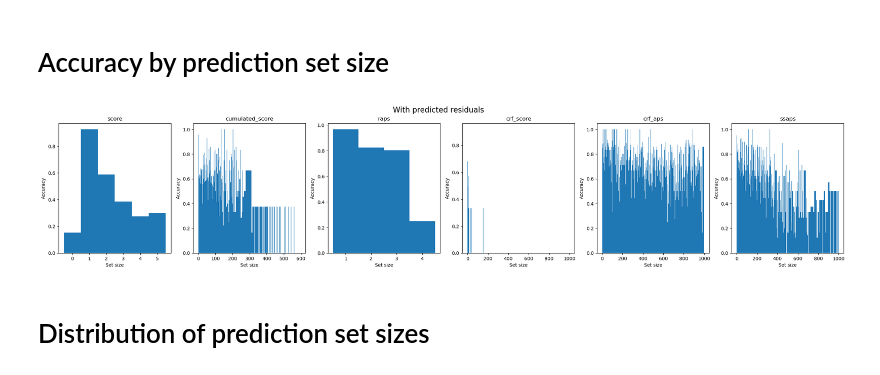
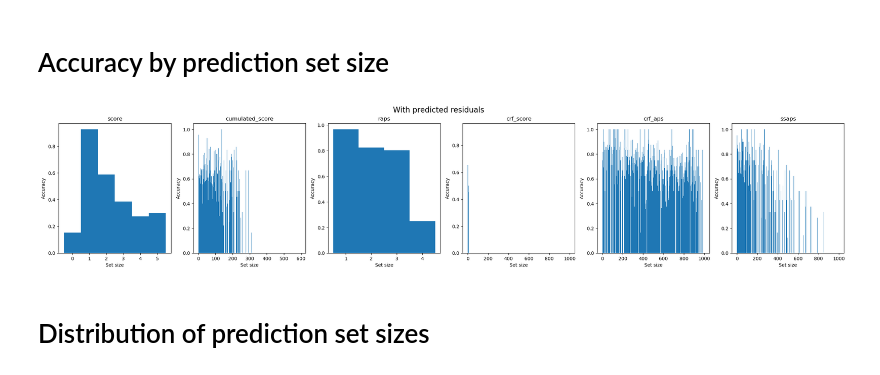
Before and after one commit to simai-ml/MAPIE, a Jupyter notebook: notebooks/ImageNet-crf.ipynb, the cells around one changed output. Drawn from its saved outputs; the diff is of its cells as text; code cells hidden in the pictures.

Commit message:
UPD: Accuracy vs set-size

```diff
--- a/notebooks/ImageNet-crf.ipynb
+++ b/notebooks/ImageNet-crf.ipynb
@@ -651,28 +659,25 @@ Quantile value is : 0.722
 # Accuracy by prediction set size
 # %%
 fig, axs = plt.subplots(1, len(method_params), figsize=(5*len(method_params), 5))
+fig.suptitle('With predicted residuals', fontsize=16)
 size_stratified_accuracy = {}
-fig.suptitle('With predicted residuals', fontsize=16)
 
-for i, (method, predictions) in enumerate(y_pss.items()):
+for i, (method, _) in enumerate(y_pss.items()):
     sizes = y_pss[method][:, :, 0].sum(axis=1)
     unique_sizes = np.unique(sizes)
     size_stratified_accuracy[method] = np.zeros(len(unique_sizes))
     for j, size in enumerate(unique_sizes):
-        size_index = list(np.where(sizes == size)[0])
+        size_accuracy = []
+        size_index = np.where(sizes == size)[0]
         if len(size_index) > 5:
-            size_accuracy, size_y_true, size_y_pred = [], [], []
-            for index in size_index:
-                size_y_true.append(y_test[index])
-                size_y_pred.append(y_preds[method][index])
-                size_accuracy = accuracy_score(size_y_pred, size_y_true)
-        size_stratified_accuracy[method][j] = size_accuracy
+            size_accuracy = accuracy_score(y_preds[method][size_index], np.array(y_test)[size_index])
+            size_stratified_accuracy[method][j] = size_accuracy
     axs[i].bar(unique_sizes, size_stratified_accuracy[method], width=1)
     axs[i].set_xlabel("Set size")
     axs[i].set_ylabel("Accuracy")
     axs[i].set_title(method)
 # %% [output]
-[figure, old version]
+[figure, new version]
 # %% [markdown]
 # Distribution of prediction set sizes
 # %%
```
Also changed, not shown: parts of 11 cells of this notebook.
